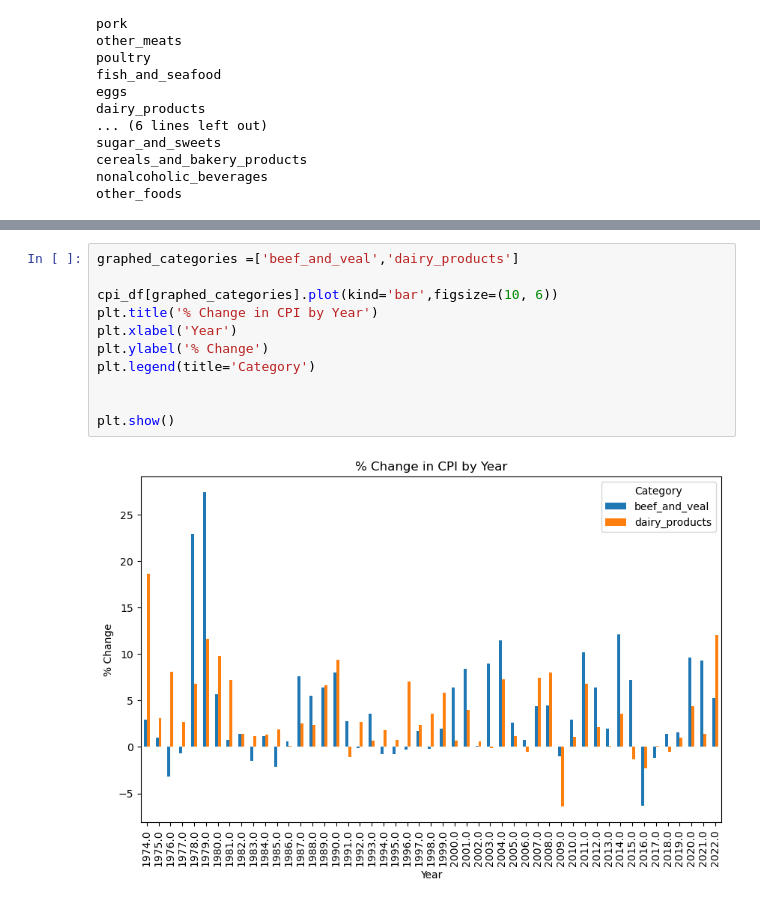
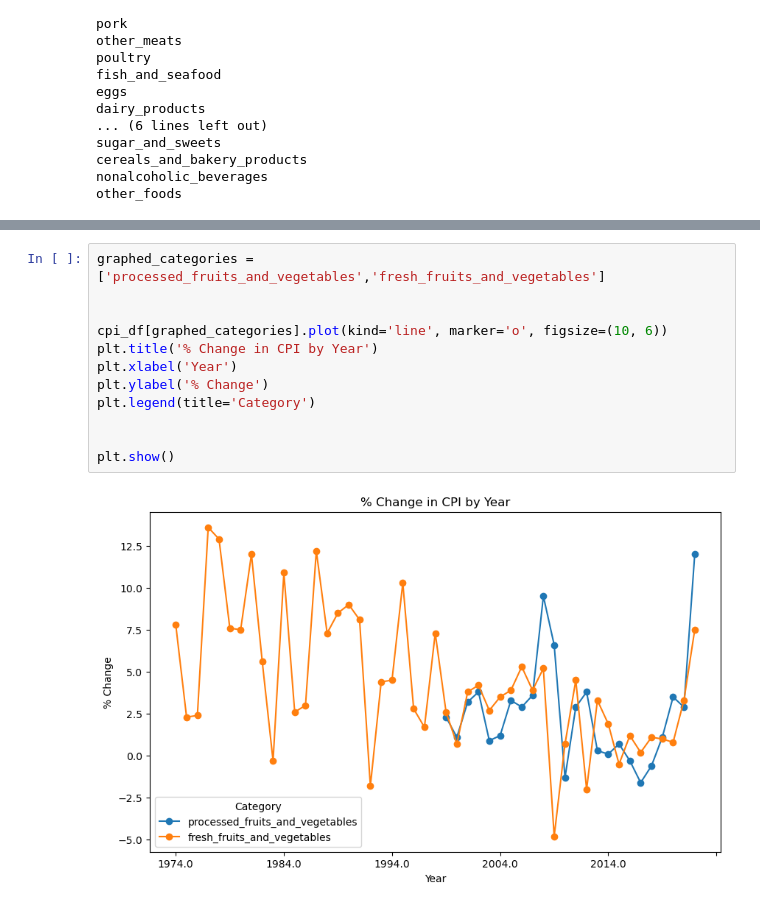
Before and after one commit to BeccaBenn/grocery_inflation, a Jupyter notebook: Becca/copy_Max/CPI_historical_data.ipynb, the cells around one changed output, grey strips where cells are left out. Cells and saved outputs as stored; diff of their text form.

```diff
--- a/Becca/Copy_CPI_historical_data.ipynb
+++ b/Becca/copy_Max/CPI_historical_data.ipynb
@@ -199,15 +201,16 @@ cpi_df
 | 2021.0 | 3.9 | 3.5 | 7.7 | 9.3 | 8.6 | 5.1 | 5.4 | ... |
 | 2022.0 | 9.9 | 11.4 | 8.2 | 5.3 | 8.7 | 14.6 | 9.1 | ... |
 # %%
-graphed_categories =['beef_and_veal','dairy_products']
+graphed_categories = ['processed_fruits_and_vegetables','fresh_fruits_and_vegetables']
 
-cpi_df[graphed_categories].plot(kind='bar',figsize=(10, 6))
+
+cpi_df[graphed_categories].plot(kind='line', marker='o', figsize=(10, 6))
 plt.title('% Change in CPI by Year')
 plt.xlabel('Year')
 plt.ylabel('% Change')
 plt.legend(title='Category')
 
 
 plt.show()
 # %% [output]
-[figure, old version]
+[figure, new version]
```
Also changed, not shown: parts of 2 cells of this notebook, 5 other files.
